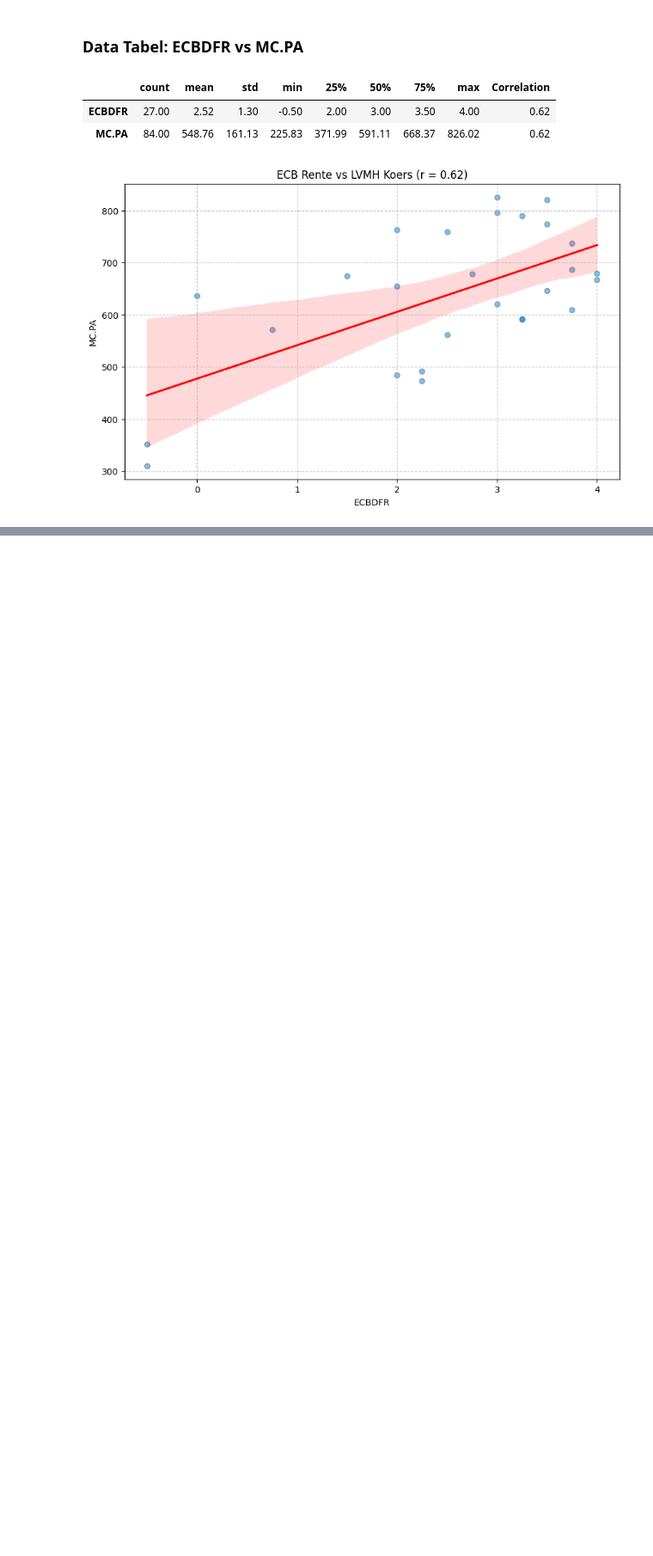
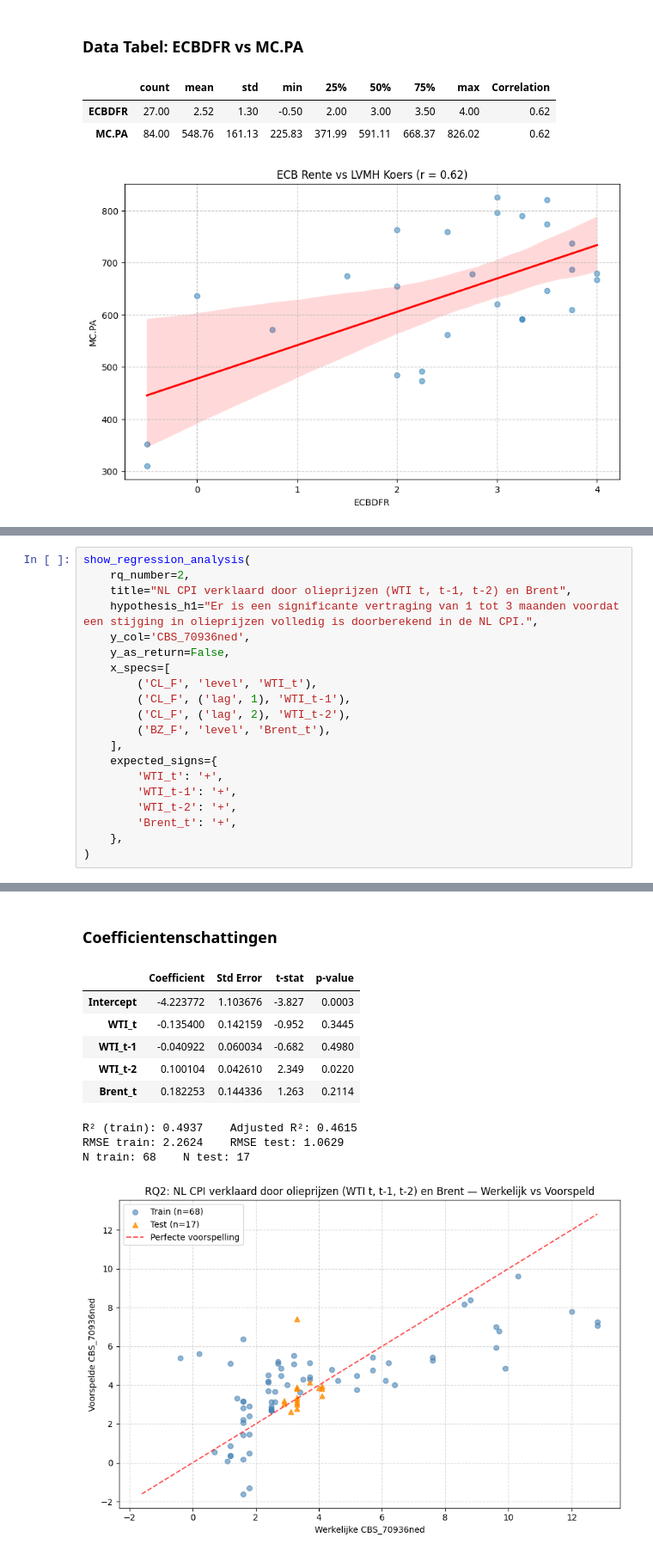
Before and after one commit to Pablo-Atanes/Minor-bigdata, a Jupyter notebook: b2_colab_board_pablo_jasper.ipynb, the cells around one changed output, grey strips where cells are left out. Shown at 86% size. Cells and saved outputs as stored; diff of their text form; blank space fills up the shorter version.

```diff
--- a/b2_colab_board_pablo_jasper.ipynb
+++ b/b2_colab_board_pablo_jasper.ipynb
@@ -495,0 +597,21 @@ show_scatter_plot('macro', 'ECBDFR', 'financial', 'MC.PA', title="ECB Rente vs L
+# %%
+show_regression_analysis(
+    rq_number=2,
+    title="NL CPI verklaard door olieprijzen (WTI t, t-1, t-2) en Brent",
+    hypothesis_h1="Er is een significante vertraging van 1 tot 3 maanden voordat een stijging in olieprijzen volledig is doorberekend in de NL CPI.",
+    y_col='CBS_70936ned',
+    y_as_return=False,
+    x_specs=[
+        ('CL_F', 'level', 'WTI_t'),
+        ('CL_F', ('lag', 1), 'WTI_t-1'),
+        ('CL_F', ('lag', 2), 'WTI_t-2'),
+        ('BZ_F', 'level', 'Brent_t'),
+    ],
+    expected_signs={
+        'WTI_t': '+',
+        'WTI_t-1': '+',
+        'WTI_t-2': '+',
+        'Brent_t': '+',
+    },
+)
+# %% [output]
@@ -495,0 +621,11 @@ show_scatter_plot('macro', 'ECBDFR', 'financial', 'MC.PA', title="ECB Rente vs L
+### Coefficientenschattingen
+|  | Coefficient | Std Error | t-stat | p-value |
+| Intercept | -4.223772 | 1.103676 | -3.827 | 0.0003 |
+| WTI_t | -0.135400 | 0.142159 | -0.952 | 0.3445 |
+| WTI_t-1 | -0.040922 | 0.060034 | -0.682 | 0.4980 |
+| WTI_t-2 | 0.100104 | 0.042610 | 2.349 | 0.0220 |
+| Brent_t | 0.182253 | 0.144336 | 1.263 | 0.2114 |
+R² (train): 0.4937    Adjusted R²: 0.4615
+RMSE train: 2.2624    RMSE test: 1.0629
+N train: 68    N test: 17
+[figure, added]
```
Also changed, not shown: parts of 12 cells of this notebook, 29 other files.
